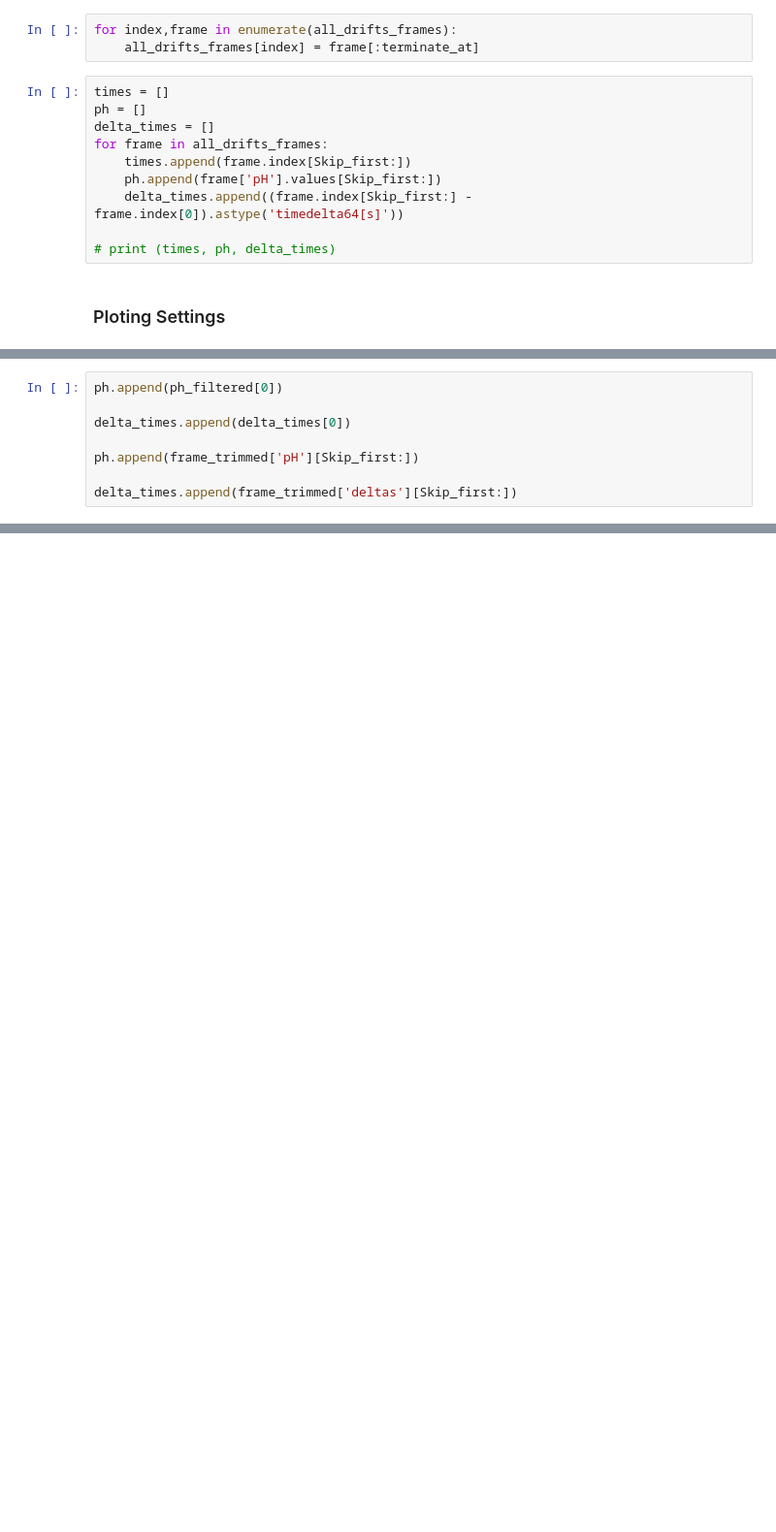
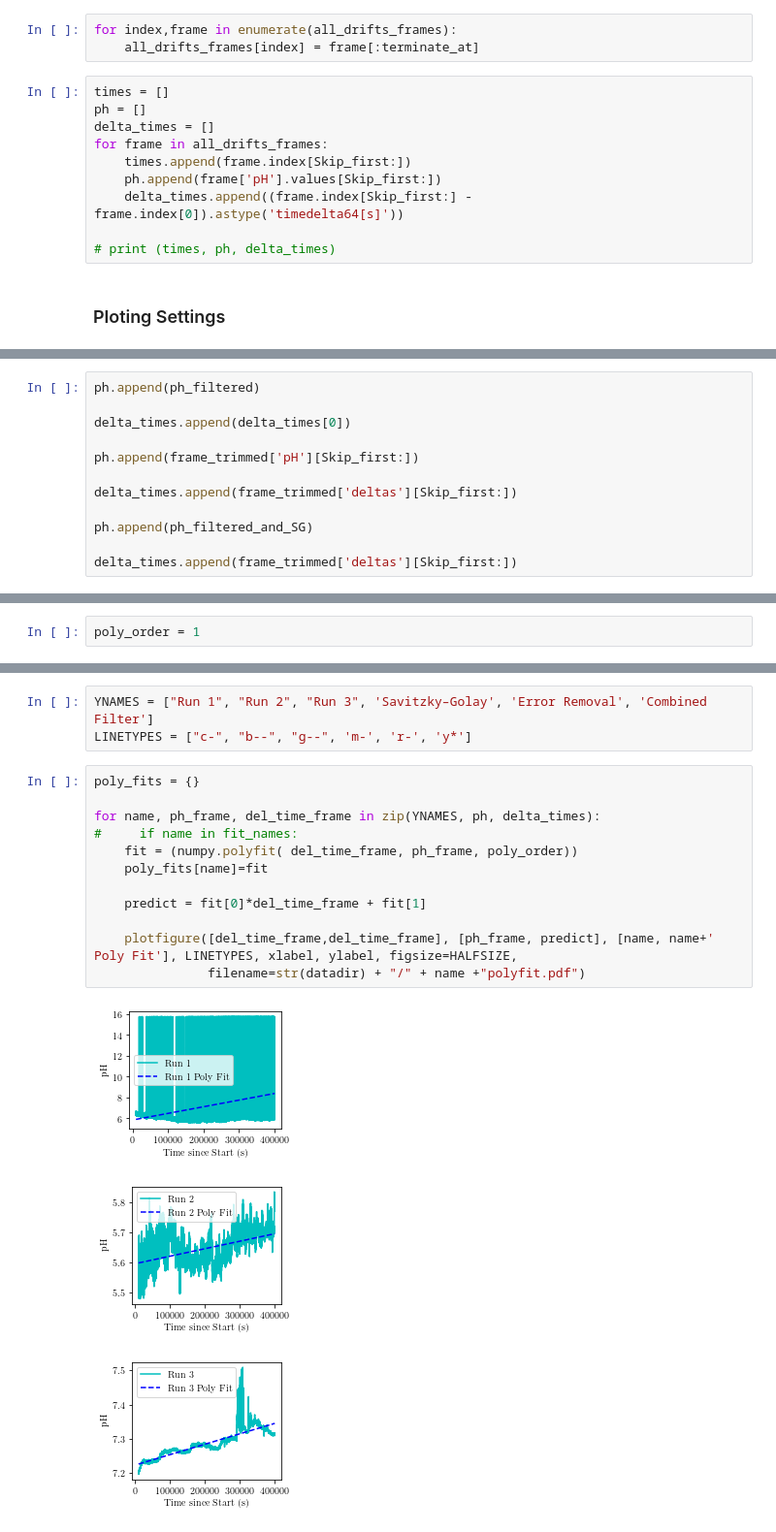
Before and after one commit to JarrydWebber/Jarryd-CSC, a Jupyter notebook: Testing Environment.ipynb, the cells around one changed output, grey strips where cells are left out. Shown at 97% size. Drawn from its saved outputs; the diff is of its cells as text; blank space fills up the shorter version.

```diff
--- a/Testing Environment.ipynb
+++ b/Testing Environment.ipynb
@@ -77,3 +113,15 @@ ylabel = "pH"
+# %%
+ph.append(ph_filtered)
+
+delta_times.append(delta_times[0])
+
+ph.append(frame_trimmed['pH'][Skip_first:])
+
+delta_times.append(frame_trimmed['deltas'][Skip_first:])
+
+ph.append(ph_filtered_and_SG)
+
+delta_times.append(frame_trimmed['deltas'][Skip_first:])
 # %%
 plotfigure(delta_times, ph, YNAMES, LINETYPES, xlabel, ylabel, figsize=FULLSIZE, filename=str(datadir)+"/pH Drifts.pdf")
 # plotfigure(times, temps, figsize=HALFSIZE, filename=str(datadir)+"/samplefigure_halfsize.pdf")
@@ -96,8 +129,0 @@ frame_trimmed = frame.loc[mask, :]
-# %%
-ph.append(ph_filtered[0])
-
-delta_times.append(delta_times[0])
-
-ph.append(frame_trimmed['pH'][Skip_first:])
-
-delta_times.append(frame_trimmed['deltas'][Skip_first:])
@@ -106,0 +130,2 @@ plotfigure(delta_times, ph, YNAMES, LINETYPES, xlabel, ylabel, figsize=FULLSIZE,
+# %%
+poly_order = 1
@@ -106,0 +137,19 @@ plotfigure(delta_times, ph, YNAMES, LINETYPES, xlabel, ylabel, figsize=FULLSIZE,
+# %%
+YNAMES = ["Run 1", "Run 2", "Run 3", 'Savitzky–Golay', 'Error Removal', 'Combined Filter']
+LINETYPES = ["c-", "b--", "g--", 'm-', 'r-', 'y*']
+# %%
+poly_fits = {}
+
+for name, ph_frame, del_time_frame in zip(YNAMES, ph, delta_times):
+#     if name in fit_names:
+    fit = (numpy.polyfit( del_time_frame, ph_frame, poly_order))
+    poly_fits[name]=fit
+
+    predict = fit[0]*del_time_frame + fit[1]
+
+    plotfigure([del_time_frame,del_time_frame], [ph_frame, predict], [name, name+' Poly Fit'], LINETYPES, xlabel, ylabel, figsize=HALFSIZE,
+               filename=str(datadir) + "/" + name +"polyfit.pdf")
+# %% [output]
+[figure, added]
+[figure, added]
+[figure, added]
```
Also changed, not shown: parts of 16 cells of this notebook, 3 other files.
